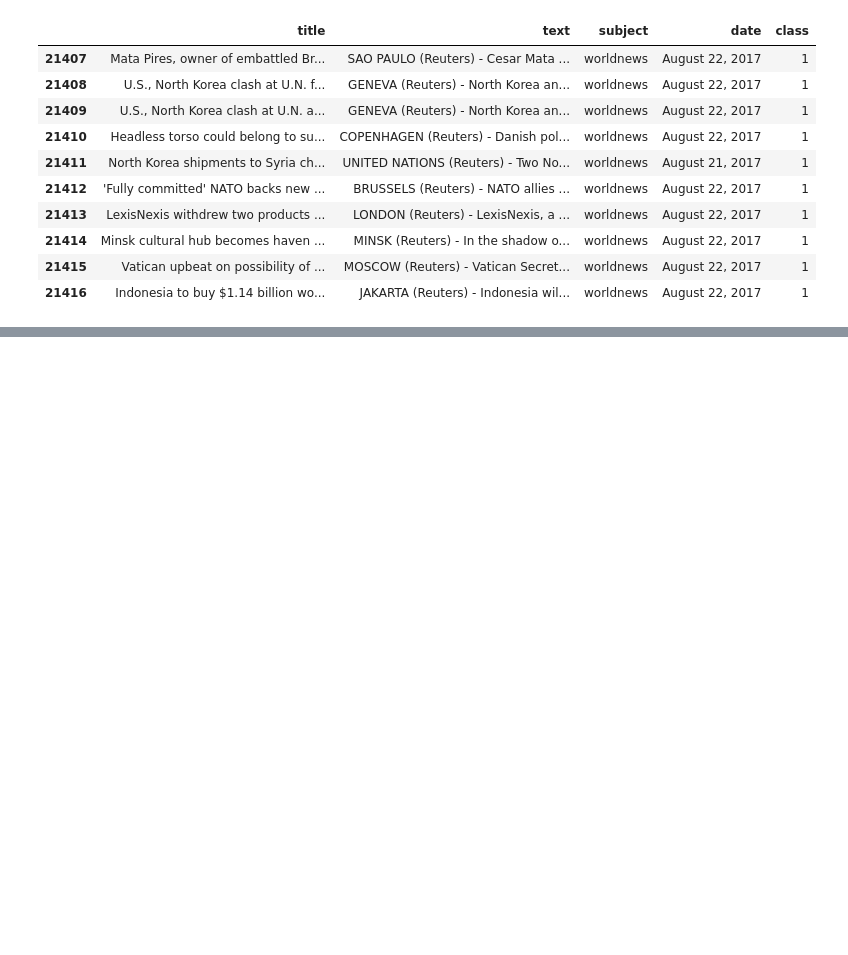
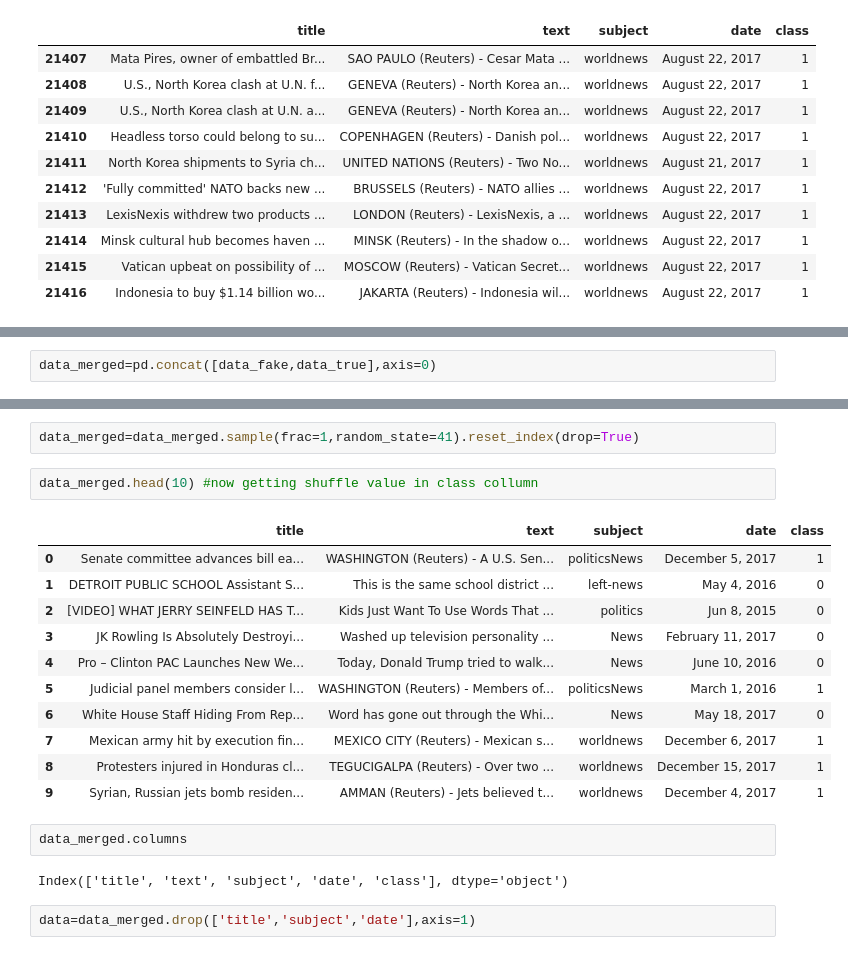
Before and after one commit to Ashumehta1/Fake_News_detection, a Jupyter notebook: Fake_News_Detection.ipynb, the cells around one changed output, grey strips where cells are left out. Saved outputs shown, nothing was run; the diff lists cells and outputs as text; blank space fills up the shorter version.

Commit message:
text seperation

```diff
--- a/Fake_News_Detection.ipynb
+++ b/Fake_News_Detection.ipynb
@@ -136,0 +139,2 @@ data_true_manual_testing (10, 5)
+# %%
+data_merged=pd.concat([data_fake,data_true],axis=0)
@@ -136,0 +151,22 @@ data_true_manual_testing (10, 5)
+# %%
+data_merged=data_merged.sample(frac=1,random_state=41).reset_index(drop=True)
+# %%
+data_merged.head(10) #now getting shuffle value in class collumn
+# %% [output]
+|  | title | text | subject | date | class |
+| 0 | Senate committee advances bill ea... | WASHINGTON (Reuters) - A U.S. Sen... | politicsNews | December 5, 2017 | 1 |
+| 1 | DETROIT PUBLIC SCHOOL Assistant S... | This is the same school district ... | left-news | May 4, 2016 | 0 |
+| 2 | [VIDEO] WHAT JERRY SEINFELD HAS T... | Kids Just Want To Use Words That ... | politics | Jun 8, 2015 | 0 |
+| 3 | JK Rowling Is Absolutely Destroyi... | Washed up television personality ... | News | February 11, 2017 | 0 |
+| 4 | Pro – Clinton PAC Launches New We... | Today, Donald Trump tried to walk... | News | June 10, 2016 | 0 |
+| 5 | Judicial panel members consider l... | WASHINGTON (Reuters) - Members of... | politicsNews | March 1, 2016 | 1 |
+| 6 | White House Staff Hiding From Rep... | Word has gone out through the Whi... | News | May 18, 2017 | 0 |
+| 7 | Mexican army hit by execution fin... | MEXICO CITY (Reuters) - Mexican s... | worldnews | December 6, 2017 | 1 |
+| 8 | Protesters injured in Honduras cl... | TEGUCIGALPA (Reuters) - Over two ... | worldnews | December 15, 2017 | 1 |
+| 9 | Syrian, Russian jets bomb residen... | AMMAN (Reuters) - Jets believed t... | worldnews | December 4, 2017 | 1 |
+# %%
+data_merged.columns
+# %% [output]
+Index(['title', 'text', 'subject', 'date', 'class'], dtype='object')
+# %%
+data=data_merged.drop(['title','subject','date'],axis=1)
```
Also changed, not shown: parts of 15 cells of this notebook.
